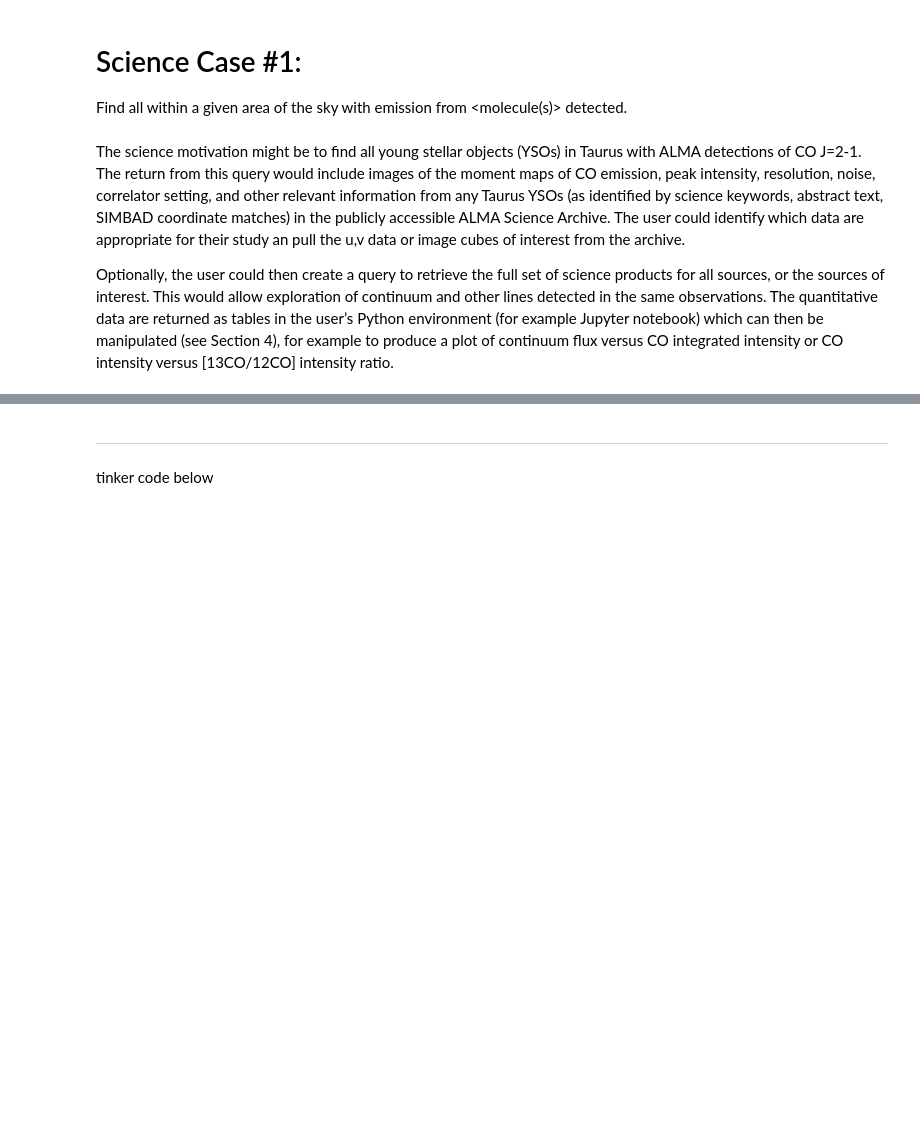
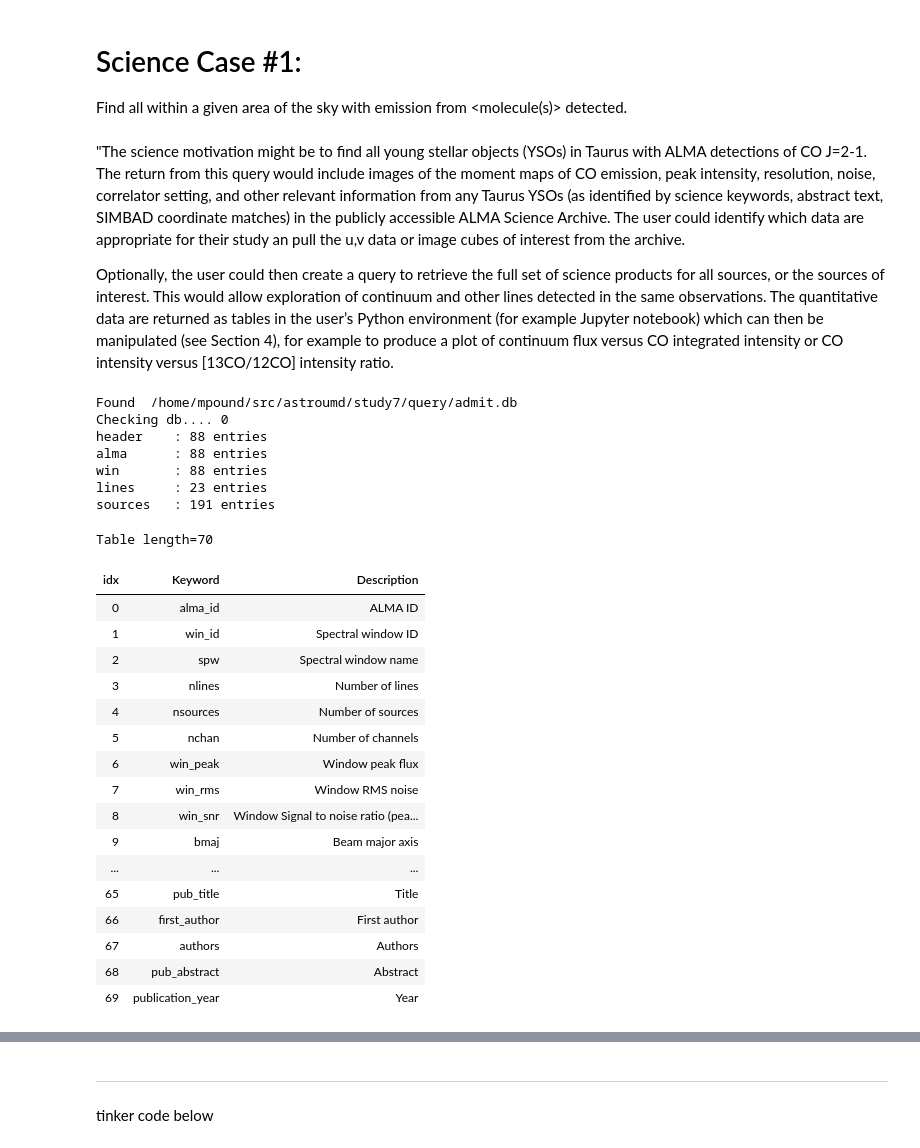
Before and after one commit to teuben/study7, a Jupyter notebook: notebooks/case1.ipynb, the cells around one changed output, grey strips where cells are left out. Cells and saved outputs as stored; diff of their text form; code cells hidden in the pictures; blank space fills up the shorter version.

```diff
--- a/notebooks/case1.ipynb
+++ b/notebooks/case1.ipynb
@@ -4,7 +4,7 @@
 Find all <source-type> within a given area of the sky with emission from
 <molecule(s)> detected.
 # %% [markdown]
-The science motivation might be to find all young stellar objects (YSOs) in Taurus with ALMA
+"The science motivation might be to find all young stellar objects (YSOs) in Taurus with ALMA
 detections of CO J=2-1. The return from this query would include images of the moment maps of
 CO emission, peak intensity, resolution, noise, correlator setting, and other relevant information
 from any Taurus YSOs (as identified by science keywords, abstract text, SIMBAD coordinate
@@ -41,6 +31,32 @@ if False:
 # %%
 a = ADMIT()
 a.check()
-a.key_description
+a.key_description.show_in_notebook()
+# %% [output]
+Found  /home/mpound/src/astroumd/study7/query/admit.db
+Checking db.... 0
+header    : 88 entries
+alma      : 88 entries
+win       : 88 entries
+lines     : 23 entries
+sources   : 191 entries
+Table length=70
+| idx | Keyword | Description |
+| 0 | alma_id | ALMA ID |
+| 1 | win_id | Spectral window ID |
+| 2 | spw | Spectral window name |
+| 3 | nlines | Number of lines |
+| 4 | nsources | Number of sources |
+| 5 | nchan | Number of channels |
+| 6 | win_peak | Window peak flux |
+| 7 | win_rms | Window RMS noise |
+| 8 | win_snr | Window Signal to noise ratio (pea... |
+| 9 | bmaj | Beam major axis |
+| ... | ... | ... |
+| 65 | pub_title | Title |
+| 66 | first_author | First author |
+| 67 | authors | Authors |
+| 68 | pub_abstract | Abstract |
+| 69 | publication_year | Year |
 # %%
 a.keys
```
Also changed, not shown: parts of 31 cells of this notebook.
